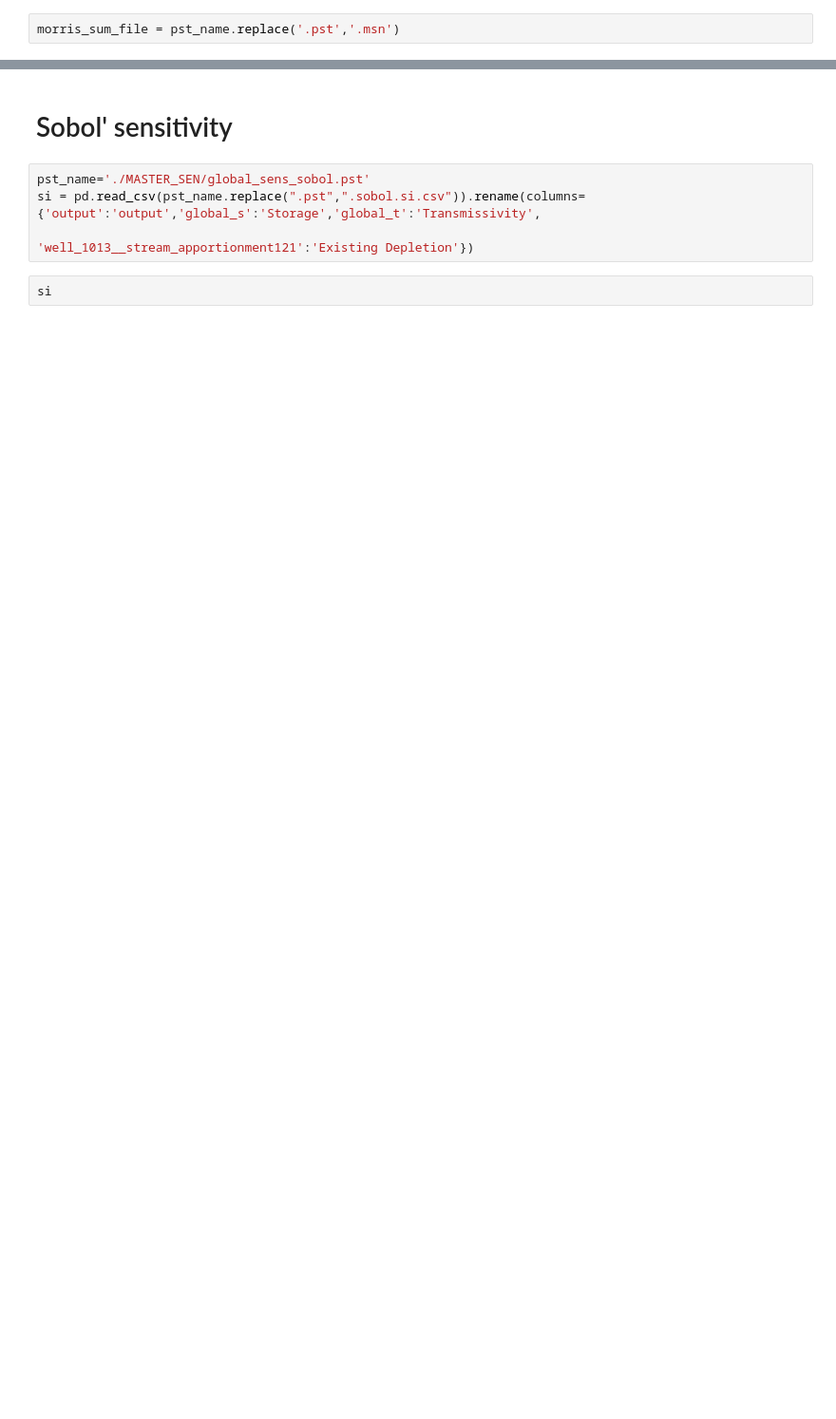
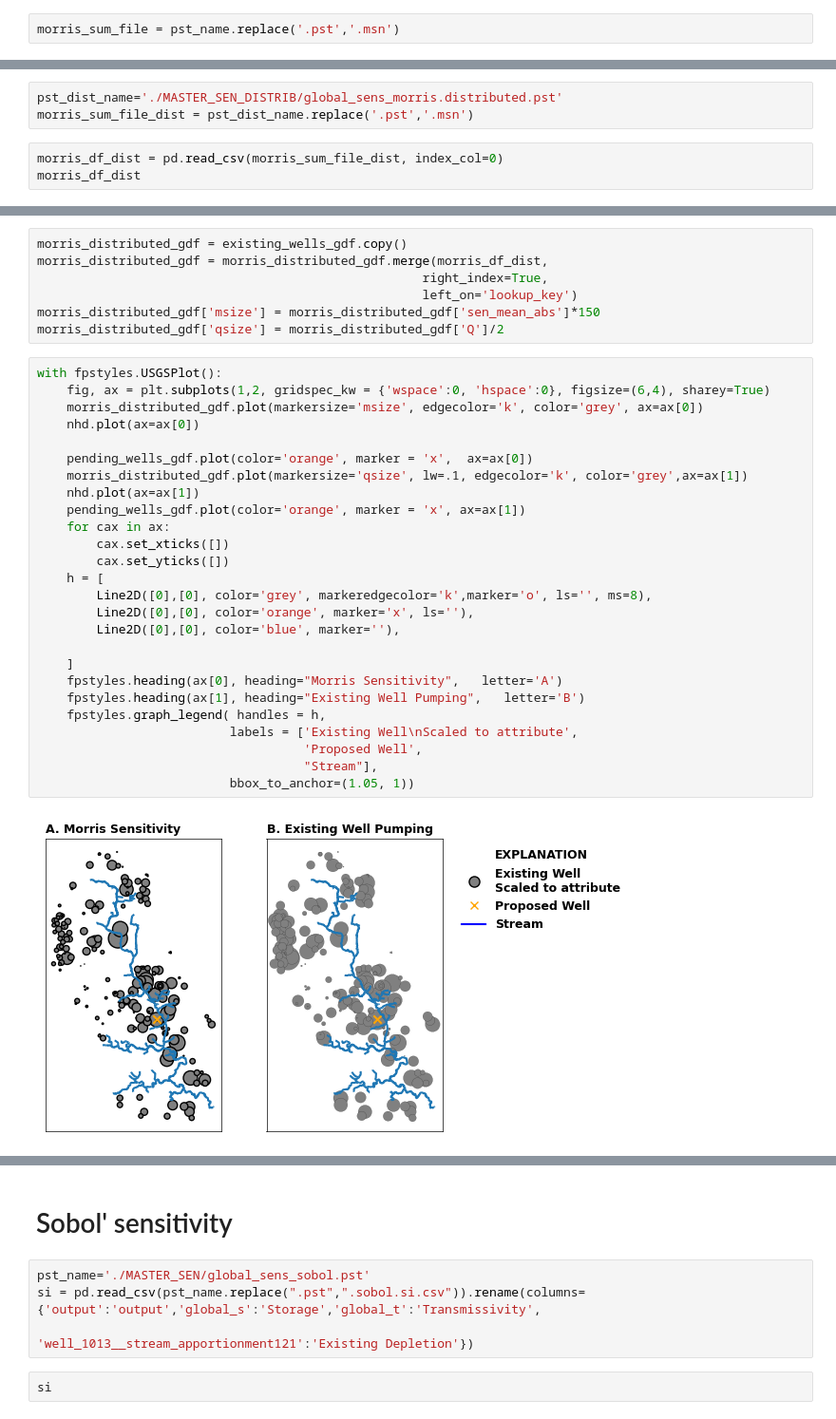
Before and after one commit to WDNR-Water-Use/HiCap_Analysis_Tool, a Jupyter notebook: examples/postproc_sens.ipynb, the cells around one changed output, grey strips where cells are left out. Shown at 95% size. Saved outputs shown, nothing was run; the diff lists cells and outputs as text; blank space fills up the shorter version.

```diff
--- a/examples/postproc_sens.ipynb
+++ b/examples/postproc_sens.ipynb
@@ -27,0 +104,6 @@ plt.ylabel('Mean Absolute Sensitivity')
+# %%
+pst_dist_name='./MASTER_SEN_DISTRIB/global_sens_morris.distributed.pst'
+morris_sum_file_dist = pst_dist_name.replace('.pst','.msn')
+# %%
+morris_df_dist = pd.read_csv(morris_sum_file_dist, index_col=0)
+morris_df_dist
@@ -27,0 +125,35 @@ plt.ylabel('Mean Absolute Sensitivity')
+# %%
+morris_distributed_gdf = existing_wells_gdf.copy()
+morris_distributed_gdf = morris_distributed_gdf.merge(morris_df_dist,
+                                                    right_index=True,
+                                                    left_on='lookup_key')
+morris_distributed_gdf['msize'] = morris_distributed_gdf['sen_mean_abs']*150
+morris_distributed_gdf['qsize'] = morris_distributed_gdf['Q']/2
+# %%
+with fpstyles.USGSPlot():
+    fig, ax = plt.subplots(1,2, gridspec_kw = {'wspace':0, 'hspace':0}, figsize=(6,4), sharey=True)
+    morris_distributed_gdf.plot(markersize='msize', edgecolor='k', color='grey', ax=ax[0])
+    nhd.plot(ax=ax[0])
+
+    pending_wells_gdf.plot(color='orange', marker = 'x',  ax=ax[0])
+    morris_distributed_gdf.plot(markersize='qsize', lw=.1, edgecolor='k', color='grey',ax=ax[1])
+    nhd.plot(ax=ax[1])
+    pending_wells_gdf.plot(color='orange', marker = 'x', ax=ax[1])
+    for cax in ax:
+        cax.set_xticks([])
+        cax.set_yticks([])
+    h = [
+        Line2D([0],[0], color='grey', markeredgecolor='k',marker='o', ls='', ms=8),
+        Line2D([0],[0], color='orange', marker='x', ls=''),
+        Line2D([0],[0], color='blue', marker=''),
+
+    ]
+    fpstyles.heading(ax[0], heading="Morris Sensitivity",   letter='A')
+    fpstyles.heading(ax[1], heading="Existing Well Pumping",   letter='B')
+    fpstyles.graph_legend( handles = h,
+                          labels = ['Existing Well\nScaled to attribute',
+                                    'Proposed Well',
+                                    "Stream"],
+                          bbox_to_anchor=(1.05, 1))
+# %% [output]
+[figure, added]
```
Also changed, not shown: parts of 27 cells of this notebook, 3 other files.
